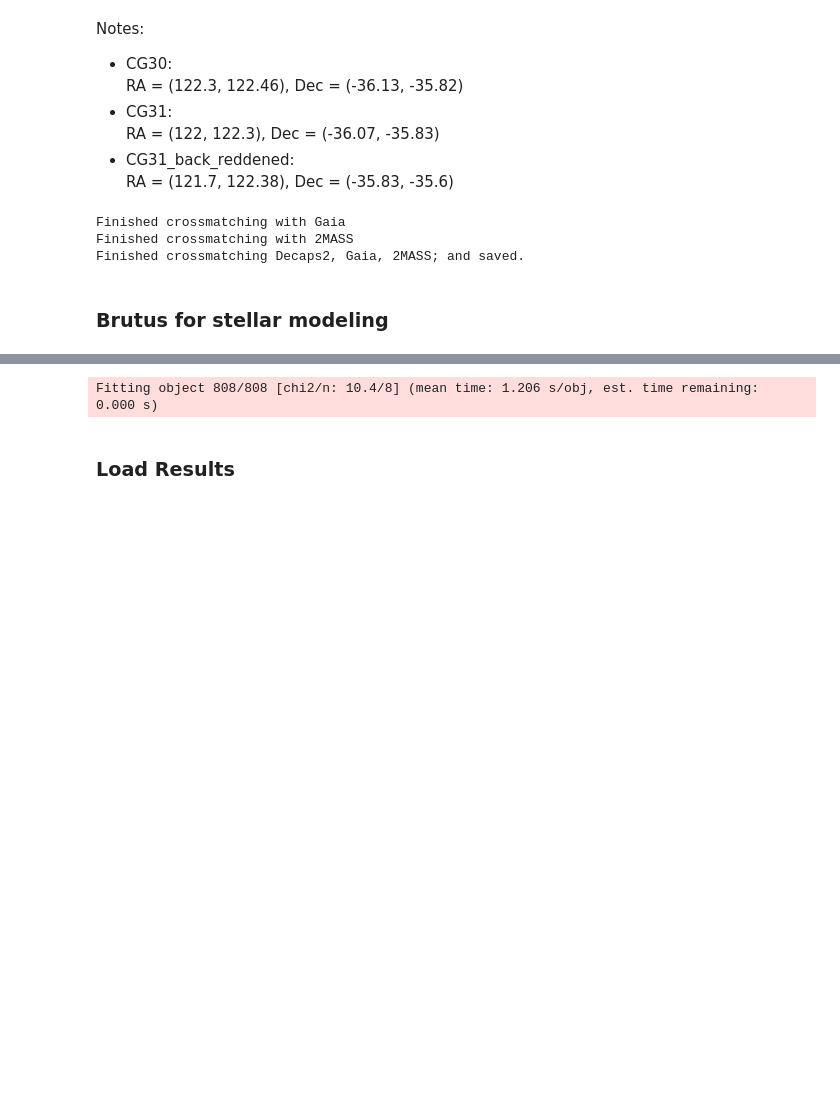
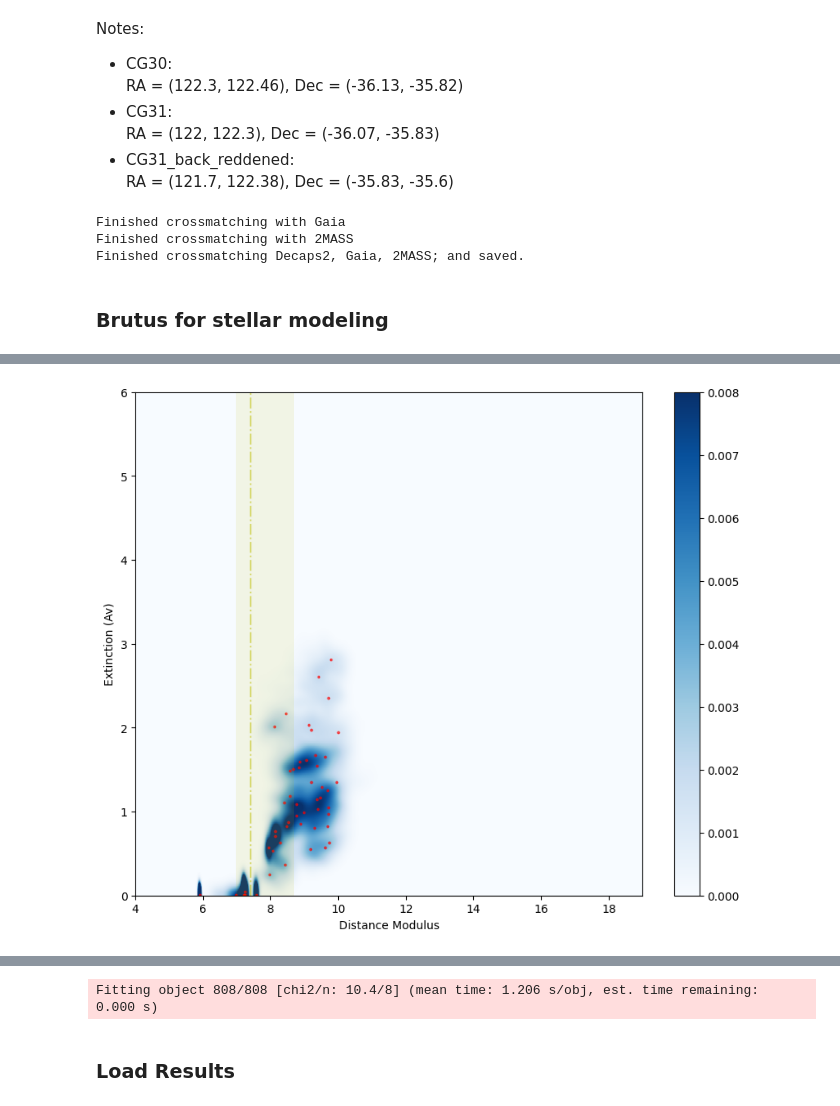
Before and after one commit to Annie-Bore-Gao/Cometary_Globules, a Jupyter notebook: sources_query.ipynb, the cells around one changed output, grey strips where cells are left out. Saved outputs shown, nothing was run; the diff lists cells and outputs as text; code cells hidden in the pictures; blank space fills up the shorter version.

```diff
--- a/sources_query.ipynb
+++ b/sources_query.ipynb
@@ -400,4 +340,4 @@ pd_merged = pd.read_csv(merged_table_path).join(vvvx_to_merge.set_index('obj_id'
 # %%
 ## distance: 200-600pc. aka 1000/600<plx<1000/200
 dist_select = pd_merged[~((pd_merged['Plx']< 1000/600)|(pd_merged['Plx']>1000/200))]
-merged_table = Table.from_pandas(dist_select)
+merged_table = Table.from_pandas(pd_merged)
@@ -547,0 +488,8 @@ print(len(coords))
+# %%
+Ag, Ar, Ai = 3.384, 2.483, 1.838
+mDwarf1 = merged_table['mean_mag_g']- (Ag/(Ag-Ar))* (merged_table['mean_mag_g'] - merged_table['mean_mag_r']-1.2)
+mDwarf2 = merged_table['mean_mag_r'] - merged_table['mean_mag_i'] - (Ar-Ai)/(Ag-Ar) *(merged_table['mean_mag_g']-merged_table['mean_mag_r']-1.2)
+id_1 = merged_table[(mDwarf1<20) & (mDwarf2>0.78)]['obj_id'].value
+id_2 = pd.read_csv('/Users/anniegao/Documents/CG_mapping_files/CG31/stars_in_CG31_reverse-derived.csv')['obj_id'].values
+print(set(id_1) & set(id_2))
+m_dwarf_table = merged_table[(mDwarf1<20) & (mDwarf2>0.78)]
@@ -547,0 +572,52 @@ print(len(coords))
+# %%
+f = h5py.File(filename+region_data+'.h5', 'r')
+idxs_mist = f['model_idx']  #model indices
+chi2_mist =f['obj_chi2min'] #best fit chi2
+nbands_mist = f['obj_Nbands']# number of bands in fit
+dists_mist = f['samps_dist'] # distance samples
+reds_mist = f['samps_red'] # A(V) samples
+dreds_mist = f['samps_dred']# R(V) samples
+lnps_mist = f['samps_logp']# log-posterior of samples
+good=(stats.chi2.sf(chi2_mist, nbands_mist) > 0.01)
+pval = stats.chi2.sf(chi2_mist, nbands_mist)
+dists_mist = np.array(dists_mist)
+reds_mist = np.array(reds_mist)
+dreds_mist = np.array(dreds_mist)
+pdfbin, xedges, yedges = brutus.pdf.bin_pdfs_distred((dists_mist, reds_mist, dreds_mist),
+                                                     parallaxes = parallax.value,  # limits smoothing
+                                                     parallax_errors=parallax_err.value,  # if parallax SNR is high
+                                                    #  avlim=(0., 4.5),
+                                                     )
+pdfbin = pdfbin[good, :, :]
+fig, ax = plt.subplots(figsize=(10, 8))# Prepare the plot
+# Set axis labels
+ax.set_xlabel('Distance Modulus')
+ax.set_ylabel('Extinction (Av)')
+
+# find the location of max likelihood for each star.
+# Step 1: Compute the indices of the maxima
+N_stars = pdfbin.shape[0]
+max_positions = np.argmax(pdfbin.reshape(N_stars, -1), axis=1)
+x_idx, y_idx = np.unravel_index(max_positions, (750, 300))  # shape: (N_stars,)
+
+# Step 2: Convert bin indices to physical coordinates (use center of bins)
+x_centers = 0.5 * (xedges[:-1] + xedges[1:])  # shape: (750,)
+y_centers = 0.5 * (yedges[:-1] + yedges[1:])  # shape: (300,)
+
+x_max = x_centers[x_idx]
+y_max = y_centers[y_idx]
+
+plt.scatter(x_max, y_max, color='red', s=3, alpha=0.6, label='Star max PDF location')
+
+#  sum: collapses the first dimension — aggregating multiple PDFs
+plt.imshow(np.sum(pdfbin, axis=0).T, aspect='auto', cmap='Blues', interpolation=None, origin='lower',
+            extent=[xedges[0], xedges[-1], yedges[0], yedges[-1]],
+            vmin=0, vmax=0.008
+            )
+# plt.xlim(4, 10)
+plt.axvline(7.4, c='y', alpha=0.5, ls='-.')
+plt.axvspan(6.98, 8.7, facecolor='y', alpha=0.1)
+plt.colorbar()
+plt.show()
+# %% [output]
+[figure, added]
```
Also changed, not shown: parts of 43 cells of this notebook.
